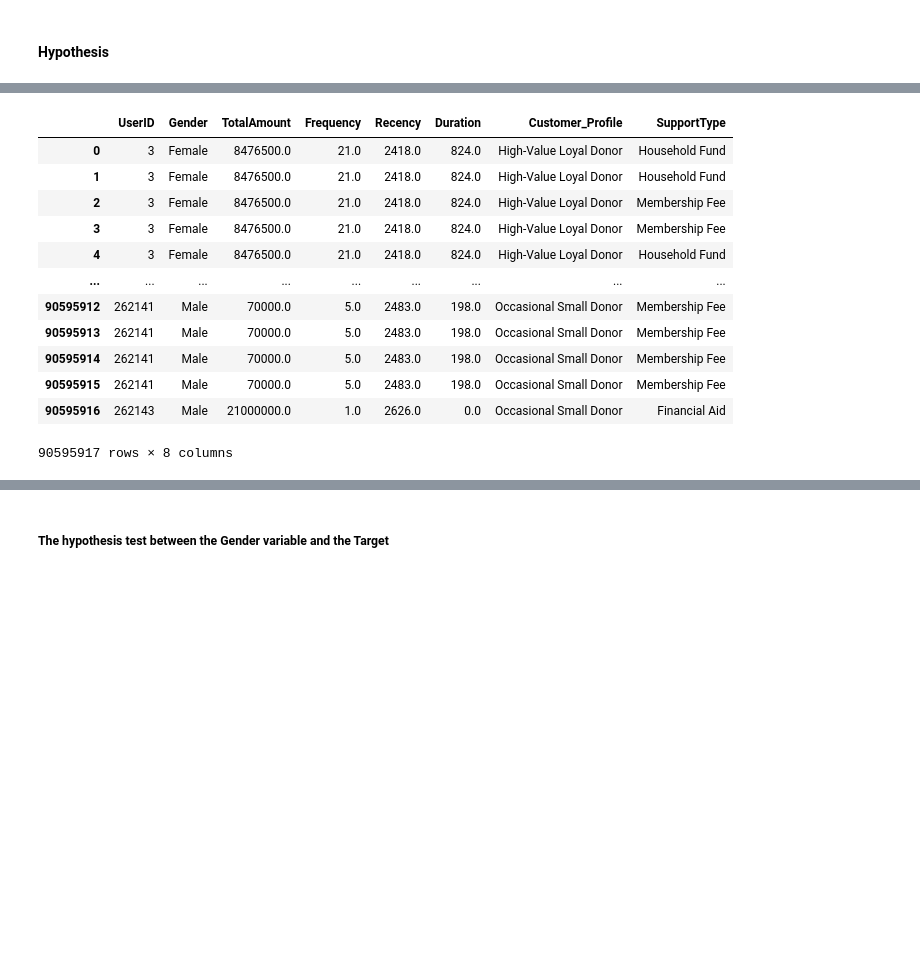
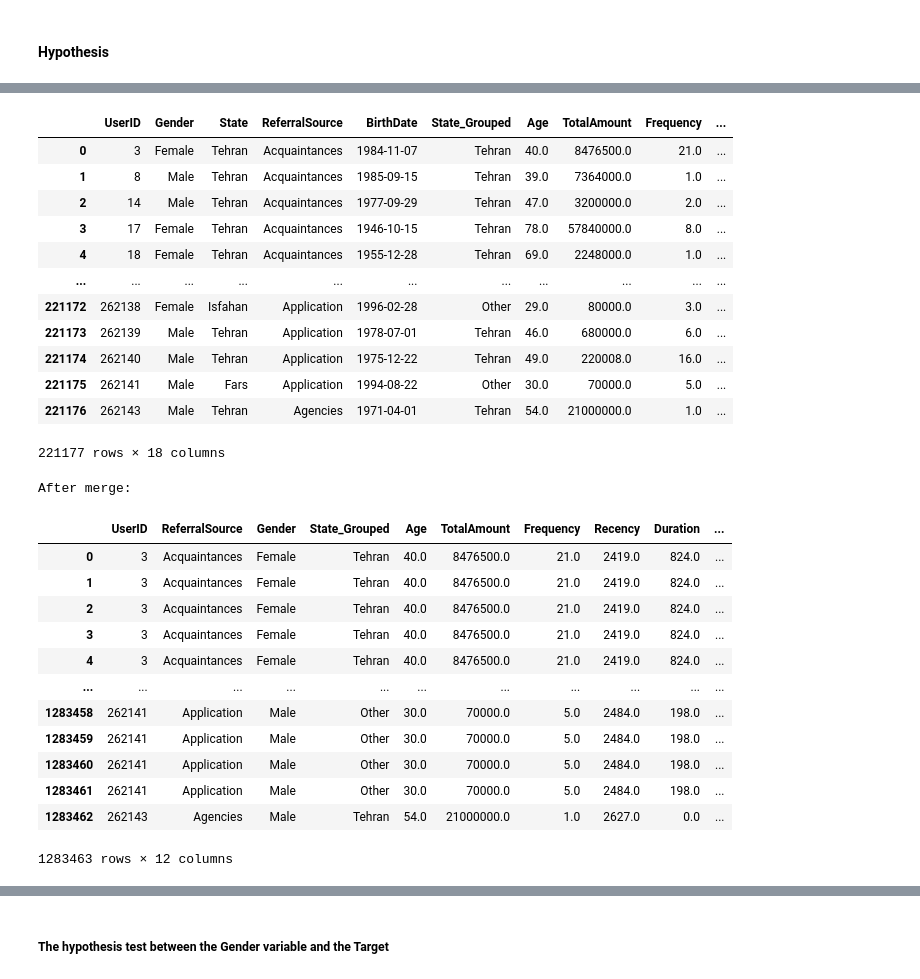
Before and after one commit to minhnguyenquang1709/gp-datamining, a Jupyter notebook: clustering.ipynb, the cells around one changed output, grey strips where cells are left out. Drawn from its saved outputs; the diff is of its cells as text; code cells hidden in the pictures; blank space fills up the shorter version.

```diff
--- a/clustering.ipynb
+++ b/clustering.ipynb
@@ -12,7 +12,7 @@ import matplotlib.pyplot as plt
 datadir_prep = 'dataset_prepared'
 combined_df = pd.read_csv(os.path.join(datadir_prep, 'prepared_data.csv'))
 
-clustering_df = combined_df[['Recency', 'Frequency', 'TotalAmount', 'Duration']].dropna().reindex().astype(int)
+clustering_df = combined_df[['Recency_cat', 'Frequency_cat', 'TotalAmount_cat', 'Duration_cat']].dropna().reindex().astype(int)
 combined_df, clustering_df
 # %% [output]
 (        UserID  Gender    State ReferralSource   BirthDate State_Grouped  \
@@ -151,7 +168,7 @@ Davies-Bouldin score =  0.4409250493576613
 # Create a copy of X_kmeans
 X_kmeans = clustering_df.copy()
 
-clustering_df[['Recency', 'Frequency', 'TotalAmount', 'Duration']] = clustering_df[['Recency', 'Frequency', 'TotalAmount', 'Duration']].astype(int)
+# clustering_df[['Recency', 'Frequency', 'TotalAmount', 'Duration']] = clustering_df[['Recency', 'Frequency', 'TotalAmount', 'Duration']].astype(int)
 
 # Group by cluster and calculate the mean for each score
 clustering_df['Cluster'] = KMeans(n_clusters=4, random_state=111).fit_predict(clustering_df)
@@ -167,7 +184,7 @@ cluster_counts_summary = pd.DataFrame({
 })
 
 # Calculate the overall mean for each score
-overall_mean = clustering_df[['Recency', 'Frequency', 'TotalAmount', 'Duration']].mean()
+overall_mean = clustering_df[['Recency_cat', 'Frequency_cat', 'TotalAmount_cat', 'Duration_cat']].mean()
 overall_mean.name = 'Overall'
 
 # Merge cluster_summary with cluster_counts
@@ -182,6 +199,12 @@ overall_summary['Percentage'] = 100.0
 cluster_summary = pd.concat([cluster_summary, overall_summary], ignore_index=True)
 
 # Display the results
+display("cluster_means")
+display(cluster_means)
+display("overall_summary")
+display(overall_summary)
+print("clustering_df:")
+display(clustering_df)
 print("Cluster Summary:")
 display(cluster_summary)
 # %% [output]
@@ -405,36 +452,52 @@ display(combined_df)
 # %%
 import pandas as pd
 # Load the CSV in chunks
 chunk_size = 10000  # Adjust as needed
 transactional_chunks = pd.read_csv('datasets/TransactionalData.csv', usecols=['UserID', 'SupportType'], chunksize=chunk_size)
 
 # Process chunks separately and append to list
 chunks = []
 for chunk in transactional_chunks:
     chunks.append(chunk)
 
 # Concatenate all chunks into a DataFrame
 transactional_df = pd.concat(chunks, ignore_index=True)
 
 # Now merge with combined_df
-combined_df = combined_df[['UserID', 'Gender', 'TotalAmount', 'Frequency', 'Recency', 'Duration','Customer_Profile']]
+display(combined_df)
+combined_df = combined_df[['UserID', 'ReferralSource', 'Gender', 'State_Grouped', 'Age', 'TotalAmount', 'Frequency', 'Recency', 'Duration','Customer_Profile', 'Cluster']]
 combined_df = combined_df.merge(transactional_df, on='UserID', how='left')
 
+print("After merge:")
 display(combined_df)
 # %% [output]
-|  | UserID | Gender | TotalAmount | Frequency | Recency | Duration | Customer_Profile | SupportType |
-| 0 | 3 | Female | 8476500.0 | 21.0 | 2418.0 | 824.0 | High-Value Loyal Donor | Household Fund |
-| 1 | 3 | Female | 8476500.0 | 21.0 | 2418.0 | 824.0 | High-Value Loyal Donor | Household Fund |
-| 2 | 3 | Female | 8476500.0 | 21.0 | 2418.0 | 824.0 | High-Value Loyal Donor | Membership Fee |
-| 3 | 3 | Female | 8476500.0 | 21.0 | 2418.0 | 824.0 | High-Value Loyal Donor | Membership Fee |
-| 4 | 3 | Female | 8476500.0 | 21.0 | 2418.0 | 824.0 | High-Value Loyal Donor | Household Fund |
-| ... | ... | ... | ... | ... | ... | ... | ... | ... |
-| 90595912 | 262141 | Male | 70000.0 | 5.0 | 2483.0 | 198.0 | Occasional Small Donor | Membership Fee |
-| 90595913 | 262141 | Male | 70000.0 | 5.0 | 2483.0 | 198.0 | Occasional Small Donor | Membership Fee |
-| 90595914 | 262141 | Male | 70000.0 | 5.0 | 2483.0 | 198.0 | Occasional Small Donor | Membership Fee |
-| 90595915 | 262141 | Male | 70000.0 | 5.0 | 2483.0 | 198.0 | Occasional Small Donor | Membership Fee |
-| 90595916 | 262143 | Male | 21000000.0 | 1.0 | 2626.0 | 0.0 | Occasional Small Donor | Financial Aid |
+|  | UserID | Gender | State | ReferralSource | BirthDate | State_Grouped | Age | TotalAmount | Frequency | ... |
+| 0 | 3 | Female | Tehran | Acquaintances | 1984-11-07 | Tehran | 40.0 | 8476500.0 | 21.0 | ... |
+| 1 | 8 | Male | Tehran | Acquaintances | 1985-09-15 | Tehran | 39.0 | 7364000.0 | 1.0 | ... |
+| 2 | 14 | Male | Tehran | Acquaintances | 1977-09-29 | Tehran | 47.0 | 3200000.0 | 2.0 | ... |
+| 3 | 17 | Female | Tehran | Acquaintances | 1946-10-15 | Tehran | 78.0 | 57840000.0 | 8.0 | ... |
+| 4 | 18 | Female | Tehran | Acquaintances | 1955-12-28 | Tehran | 69.0 | 2248000.0 | 1.0 | ... |
+| ... | ... | ... | ... | ... | ... | ... | ... | ... | ... | ... |
+| 221172 | 262138 | Female | Isfahan | Application | 1996-02-28 | Other | 29.0 | 80000.0 | 3.0 | ... |
+| 221173 | 262139 | Male | Tehran | Application | 1978-07-01 | Tehran | 46.0 | 680000.0 | 6.0 | ... |
+| 221174 | 262140 | Male | Tehran | Application | 1975-12-22 | Tehran | 49.0 | 220008.0 | 16.0 | ... |
+| 221175 | 262141 | Male | Fars | Application | 1994-08-22 | Other | 30.0 | 70000.0 | 5.0 | ... |
+| 221176 | 262143 | Male | Tehran | Agencies | 1971-04-01 | Tehran | 54.0 | 21000000.0 | 1.0 | ... |
-90595917 rows × 8 columns
+221177 rows × 18 columns
+After merge:
+|  | UserID | ReferralSource | Gender | State_Grouped | Age | TotalAmount | Frequency | Recency | Duration | ... |
+| 0 | 3 | Acquaintances | Female | Tehran | 40.0 | 8476500.0 | 21.0 | 2419.0 | 824.0 | ... |
+| 1 | 3 | Acquaintances | Female | Tehran | 40.0 | 8476500.0 | 21.0 | 2419.0 | 824.0 | ... |
+| 2 | 3 | Acquaintances | Female | Tehran | 40.0 | 8476500.0 | 21.0 | 2419.0 | 824.0 | ... |
+| 3 | 3 | Acquaintances | Female | Tehran | 40.0 | 8476500.0 | 21.0 | 2419.0 | 824.0 | ... |
+| 4 | 3 | Acquaintances | Female | Tehran | 40.0 | 8476500.0 | 21.0 | 2419.0 | 824.0 | ... |
+| ... | ... | ... | ... | ... | ... | ... | ... | ... | ... | ... |
+| 1283458 | 262141 | Application | Male | Other | 30.0 | 70000.0 | 5.0 | 2484.0 | 198.0 | ... |
+| 1283459 | 262141 | Application | Male | Other | 30.0 | 70000.0 | 5.0 | 2484.0 | 198.0 | ... |
+| 1283460 | 262141 | Application | Male | Other | 30.0 | 70000.0 | 5.0 | 2484.0 | 198.0 | ... |
+| 1283461 | 262141 | Application | Male | Other | 30.0 | 70000.0 | 5.0 | 2484.0 | 198.0 | ... |
+| 1283462 | 262143 | Agencies | Male | Tehran | 54.0 | 21000000.0 | 1.0 | 2627.0 | 0.0 | ... |
+1283463 rows × 12 columns
 # %%
 merged_data_H = combined_df.drop(columns=['Recency', 'Frequency', 'TotalAmount', 'Duration'])
 merged_data_H["Target"] = combined_df["Cluster"].apply(lambda x: 1 if x == 3 else 0)
```
Also changed, not shown: parts of 24 cells of this notebook.
